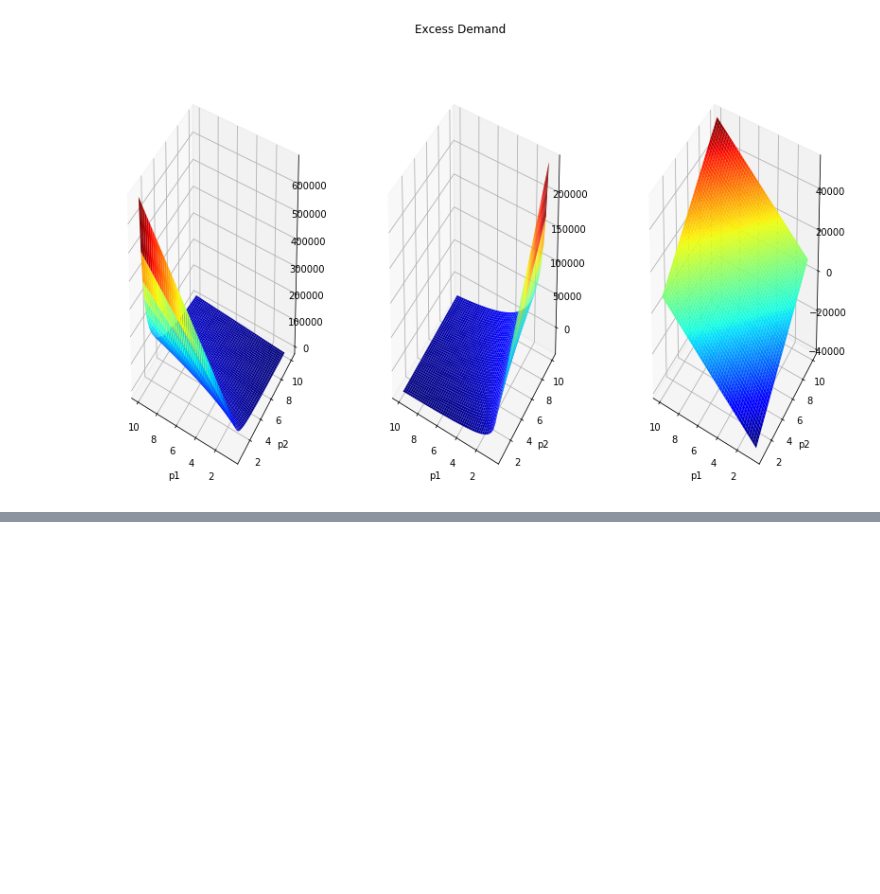
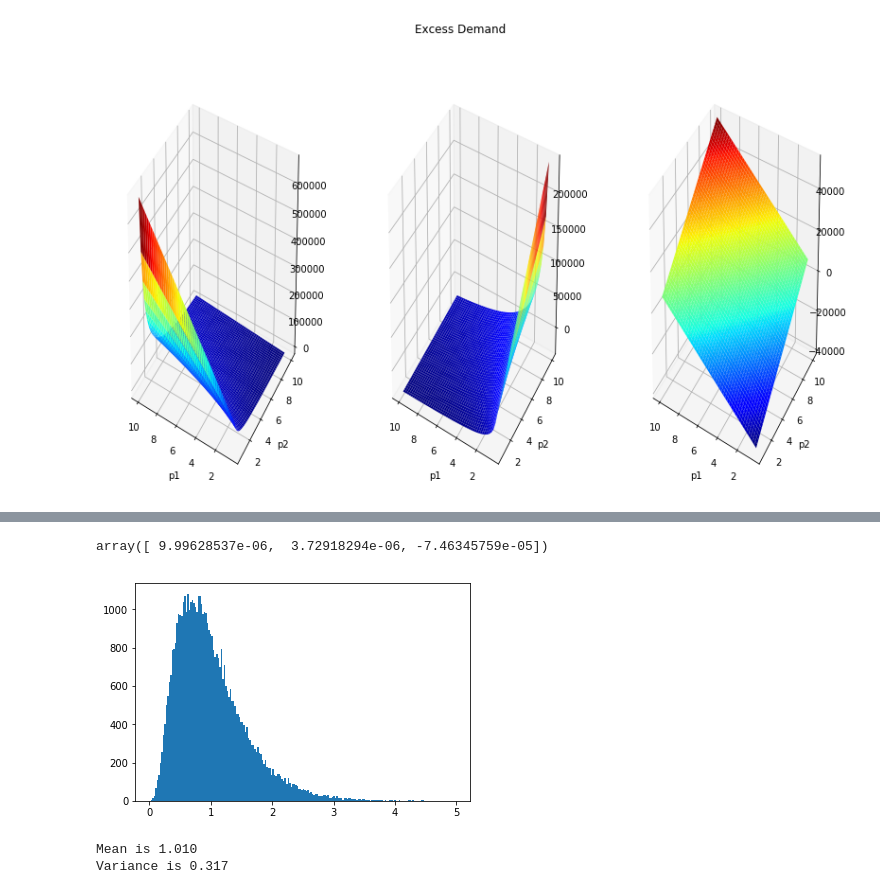
Before and after one commit to s-corfixen/projects-2019-snake-on-3310, a Jupyter notebook: exam/examproject.ipynb, the cells around one changed output, grey strips where cells are left out. Saved outputs shown, nothing was run; the diff lists cells and outputs as text; code cells hidden in the pictures; blank space fills up the shorter version.

```diff
--- a/exam/examproject.ipynb
+++ b/exam/examproject.ipynb
@@ -240,12 +240,13 @@ mean for beta_3 is 0.0996
 variance for beta_3 is 0.0033
 # %%
 class ExchangeEconomy:
-    def __init__(self,betas, elist, N, p1, p2):
+    def __init__(self,betas, elist, N, p1, p2, gamma=None):
         self.betas = betas
         self.elist = elist
         self.N = N
         self.p1 = p1
         self.p2 = p2
+        self.gamma=gamma
 
     def budget(self):
         I = np.empty(self.N)
@@ -272,12 +273,27 @@ class ExchangeEconomy:
 
         return z
 
+    def walras(self, kappa, epsilon):
+        kappa
+        epsilon
+        for i in range(self.N):
+            z = self.excess_demand()
+            if abs(z[0])<epsilon and abs(z[1])<epsilon:
+                break
+            else:
+                self.p1 = self.p1+kappa*z[0]/self.N
+                self.p2 = self.p2+kappa*z[1]/self.N
+        return self.p1, self.p2
+
+
     def utility(self):
+        x = self.demand_func()
+        util = np.empty(self.N)
 
-        util = []
-        for i in range(3):
-            util.append()
-        return
+        for i in range(self.N):
+            util[i] = (x[0,i]**betas[i,0]*x[1,i]**betas[i,1]*x[2,i]**betas[i,2])**self.gamma
+
+        return util
 # %%
 price_vec = np.linspace(0.5,10,50)
 price1, price2 = np.meshgrid(price_vec, price_vec)
@@ -322,7 +338,7 @@ ax3.set_ylabel("p2")
 Text(0.5, 0, 'p2')
 [figure]
 # %%
-a = ExchangeEconomy(betas, elist, N, 1, 1)
-z = a.excess_demand()
+b = ExchangeEconomy(betas, elist, N, 2, 2)
+%time z = b.walras(kappa=0.15, epsilon=10**-5)
 print(z)
 # %% [output]
@@ -332,0 +347,18 @@ len(price_vec)
+# %%
+p1, p2 = z
+c = ExchangeEconomy(betas, elist, N, p1, p2, gamma)
+c.excess_demand()
+# %% [output]
+array([ 9.99628537e-06,  3.72918294e-06, -7.46345759e-05])
+# %%
+utilarray = c.utility()
+
+plt.hist(utilarray,200)
+plt.show()
+
+print(f"Mean is {np.mean(utilarray):.3f}")
+print(f"Variance is {np.var(utilarray):.3f}")
+# %% [output]
+[figure, added]
+Mean is 1.010
+Variance is 0.317
```
Also changed, not shown: parts of 7 cells of this notebook.
